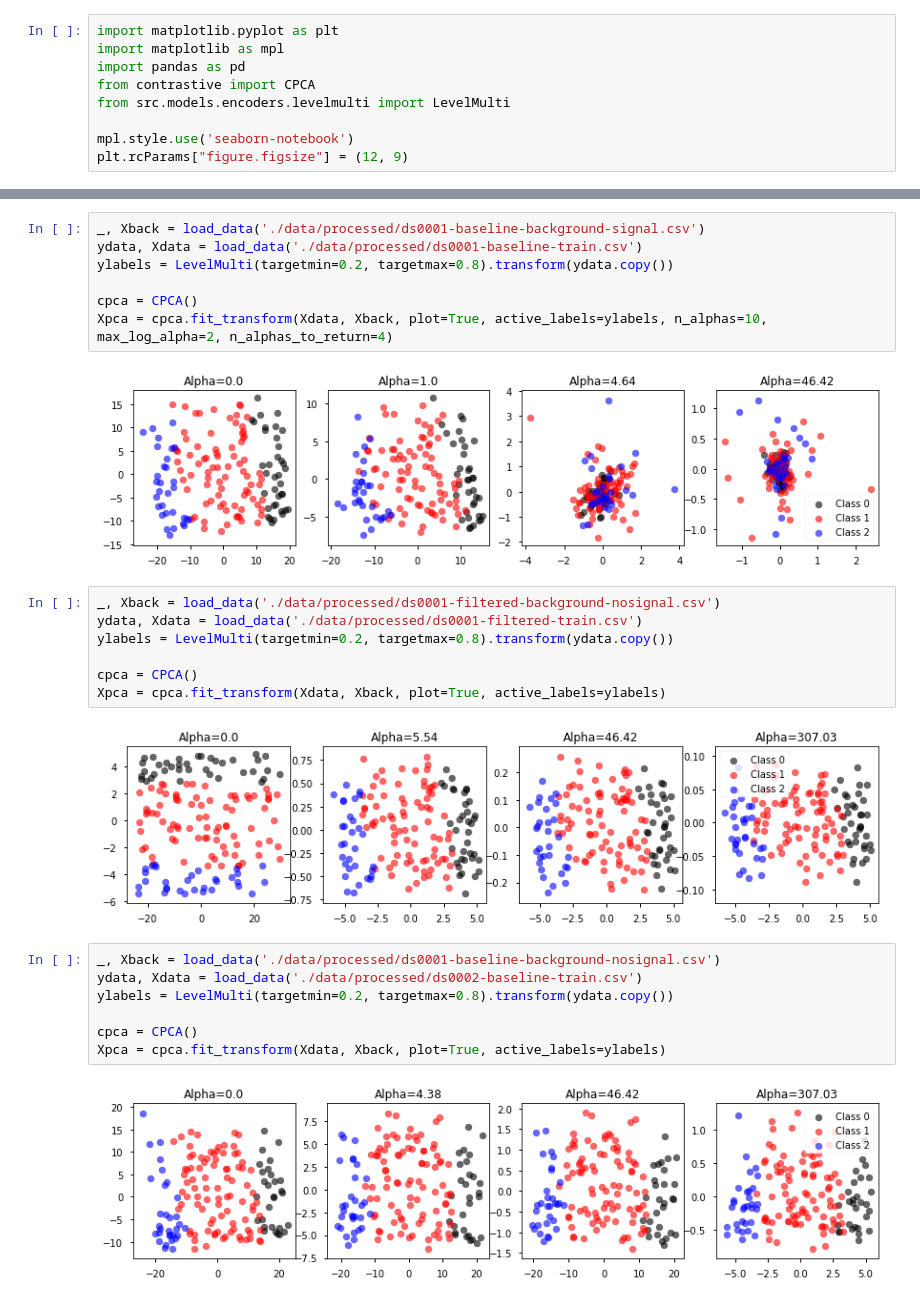
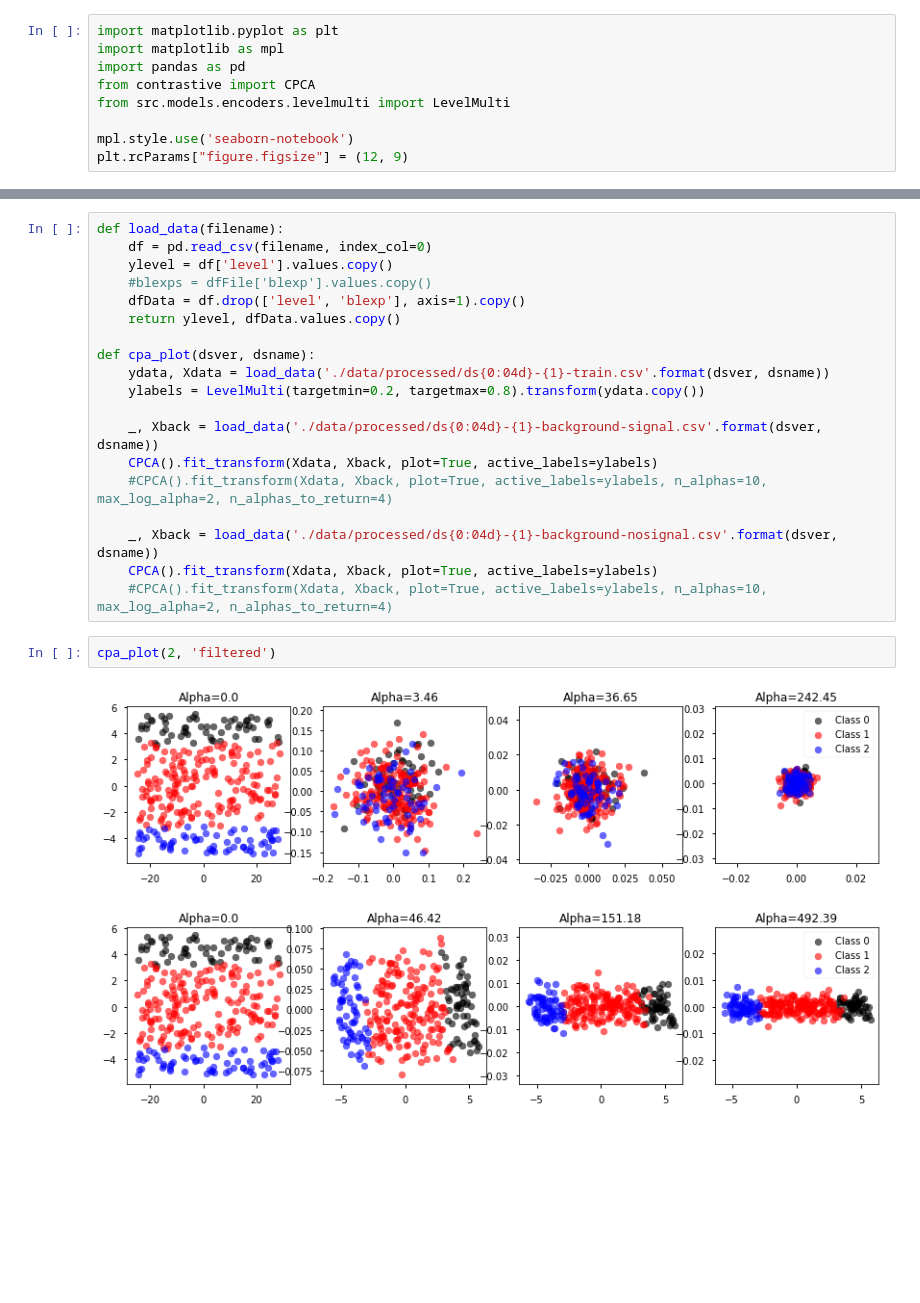
Before and after one commit to mjsiers/practice-data-cpcapaper, a Jupyter notebook: notebooks/results/02-cpca-analysis.ipynb, the cells around one changed output, grey strips where cells are left out. Cells and saved outputs as stored; diff of their text form; blank space fills up the shorter version.

```diff
--- a/notebooks/results/02-cpca-analysis.ipynb
+++ b/notebooks/results/02-cpca-analysis.ipynb
@@ -29,27 +13,24 @@ Xpca = cpca.fit_transform(Xdata, Xback, plot=True, active_labels=ylabels, n_alph
-# %%
-_, Xback = load_data('./data/processed/ds0001-baseline-background-signal.csv')
-ydata, Xdata = load_data('./data/processed/ds0001-baseline-train.csv')
-ylabels = LevelMulti(targetmin=0.2, targetmax=0.8).transform(ydata.copy())
-
-cpca = CPCA()
-Xpca = cpca.fit_transform(Xdata, Xback, plot=True, active_labels=ylabels, n_alphas=10, max_log_alpha=2, n_alphas_to_return=4)
-# %% [output]
-[figure, removed]
-# %%
-_, Xback = load_data('./data/processed/ds0001-filtered-background-nosignal.csv')
-ydata, Xdata = load_data('./data/processed/ds0001-filtered-train.csv')
-ylabels = LevelMulti(targetmin=0.2, targetmax=0.8).transform(ydata.copy())
-
-cpca = CPCA()
-Xpca = cpca.fit_transform(Xdata, Xback, plot=True, active_labels=ylabels)
-# %% [output]
-[figure, removed]
-# %%
-_, Xback = load_data('./data/processed/ds0001-baseline-background-nosignal.csv')
-ydata, Xdata = load_data('./data/processed/ds0002-baseline-train.csv')
-ylabels = LevelMulti(targetmin=0.2, targetmax=0.8).transform(ydata.copy())
-
-cpca = CPCA()
-Xpca = cpca.fit_transform(Xdata, Xback, plot=True, active_labels=ylabels)
-# %% [output]
-[figure, removed]
+# %%
+def load_data(filename):
+    df = pd.read_csv(filename, index_col=0)
+    ylevel = df['level'].values.copy()
+    #blexps = dfFile['blexp'].values.copy()
+    dfData = df.drop(['level', 'blexp'], axis=1).copy()
+    return ylevel, dfData.values.copy()
+
+def cpa_plot(dsver, dsname):
+    ydata, Xdata = load_data('./data/processed/ds{0:04d}-{1}-train.csv'.format(dsver, dsname))
+    ylabels = LevelMulti(targetmin=0.2, targetmax=0.8).transform(ydata.copy())
+
+    _, Xback = load_data('./data/processed/ds{0:04d}-{1}-background-signal.csv'.format(dsver, dsname))
+    CPCA().fit_transform(Xdata, Xback, plot=True, active_labels=ylabels)
+    #CPCA().fit_transform(Xdata, Xback, plot=True, active_labels=ylabels, n_alphas=10, max_log_alpha=2, n_alphas_to_return=4)
+
+    _, Xback = load_data('./data/processed/ds{0:04d}-{1}-background-nosignal.csv'.format(dsver, dsname))
+    CPCA().fit_transform(Xdata, Xback, plot=True, active_labels=ylabels)
+    #CPCA().fit_transform(Xdata, Xback, plot=True, active_labels=ylabels, n_alphas=10, max_log_alpha=2, n_alphas_to_return=4)
+# %%
+cpa_plot(2, 'filtered')
+# %% [output]
+[figure, added]
+[figure, added]
```
Also changed, not shown: parts of 3 cells of this notebook, 3 other files.
